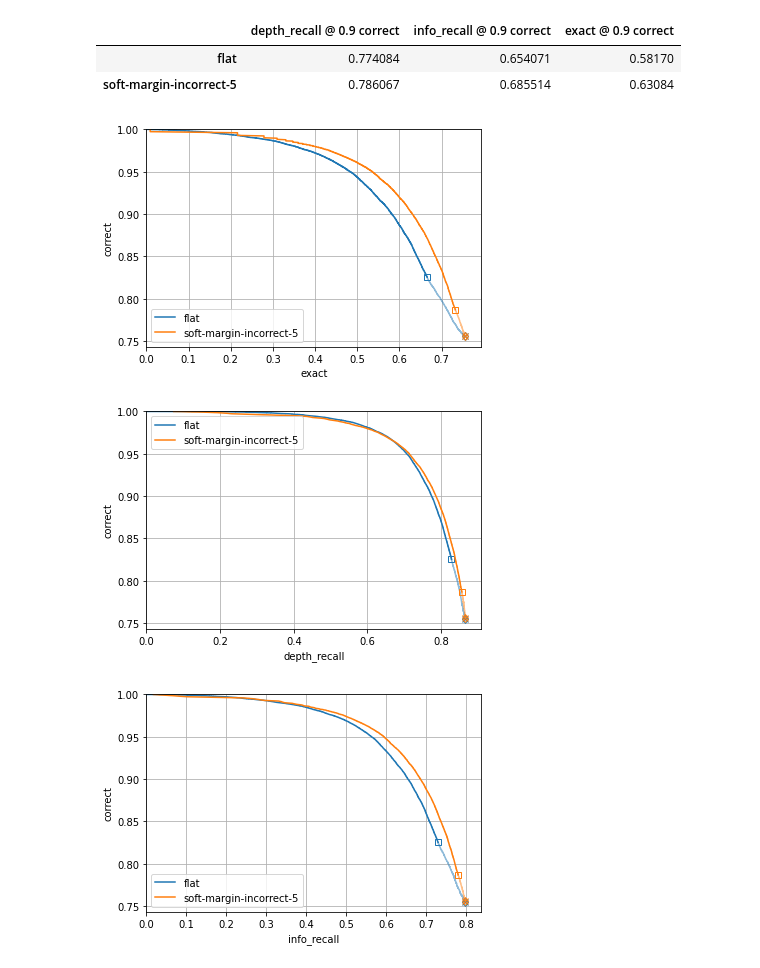
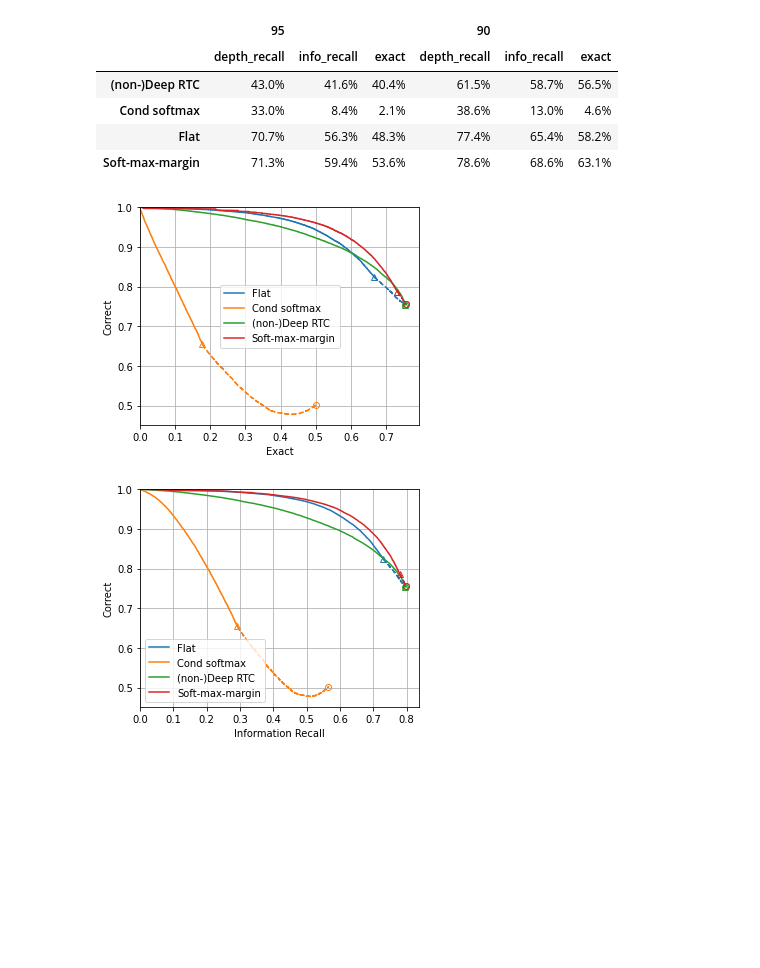
Before and after one commit to jvlmdr/hiercls, a Jupyter notebook: eval_imagenet_linear.ipynb, the cells around one changed output. Drawn from its saved outputs; the diff is of its cells as text; code cells hidden in the pictures; blank space fills up the shorter version.

Commit message:
Generating more plots for paper

```diff
--- a/eval_imagenet_linear.ipynb
+++ b/eval_imagenet_linear.ipynb
@@ -178,8 +212,14 @@ def assess_predictions(outputs, seq_outputs):
     pareto_means = {k: v / len(gt) for k, v in pareto_totals.items()}
 
     return pred_metrics, pareto_scores, pareto_means
+# %%
+# Initialize results if not defined.
+try:
+    results
+except NameError:
+    results = {}  # Not defined.
 # %%
-MIN_THRESHOLD = 0.1  # Values less than 0.5 may increase runtime significantly.
+MIN_THRESHOLD = None  # Values less than 0.5 may increase runtime significantly.
 
 for name, (config_file, model_file) in experiments.items():
     if name in results:
@@ -212,19 +257,22 @@ apply: 100% (196/196); T=0.0311 f=32.2; mean T=0.0333 f=30.0; elapsed 0:00:07
 # %%
-INTEGRALS = [
-    ('depth_recall', 'correct'),
-    ('depth_recall', 'depth_precision'),
-    ('info_recall', 'info_precision'),
-    ('exact', 'correct'),
-]
+INTEGRALS = {
+    'AC(depth)': ('depth_recall', 'correct'),
+    'AC(info)': ('info_recall', 'correct'),
+    'AP(depth)': ('depth_recall', 'depth_precision'),
+    'AP(info)': ('info_recall', 'info_precision'),
+    'AC(exact)': ('exact', 'correct'),
+}
 
 auc = {
-    f'∫ {y} d({x})': {
+    integral_key: {
         name: metrics.pareto_integrate(
             results[name]['pareto_metrics'][x],
             results[name]['pareto_metrics'][y])
-        for name in results
-    } for x, y in INTEGRALS
+        for name in experiments if name in results
+    } for integral_key, (x, y) in INTEGRALS.items()
 }
 
-pd.DataFrame(auc)
+auc = pd.DataFrame(auc)
+auc = auc.set_index(auc.index.map(experiment_titles))
+auc.style.format('{:.1%}'.format)
 # %% [output]
@@ -238,21 +288,26 @@ INTERCEPTS = [
     'exact',
 ]
 
-CORRECT = 0.9
+CORRECT = [95, 90]
 
 recalls = {
-    f'{y} @ {CORRECT} correct': {
+    (c, y): {
         name: metrics.pareto_intercept(
             results[name]['pareto_metrics']['correct'],
             results[name]['pareto_metrics'][y],
-            CORRECT)
+            c / 100)
         for name in results
-    } for y in INTERCEPTS
+    } for c in CORRECT for y in INTERCEPTS
 }
 
-pd.DataFrame(recalls)
+recalls = pd.DataFrame(recalls)
+recalls = recalls.set_index(recalls.index.map(experiment_titles)).sort_index()
+recalls.style.format('{:.1%}'.format)
 # %% [output]
-|  | depth_recall @ 0.9 correct | info_recall @ 0.9 correct | exact @ 0.9 correct |
-| flat | 0.774084 | 0.654071 | 0.58170 |
-| soft-margin-incorrect-5 | 0.786067 | 0.685514 | 0.63084 |
+|  | 95 |  |  | 90 |  |  |
+|  | depth_recall | info_recall | exact | depth_recall | info_recall | exact |
+| (non-)Deep RTC | 43.0% | 41.6% | 40.4% | 61.5% | 58.7% | 56.5% |
+| Cond softmax | 33.0% | 8.4% | 2.1% | 38.6% | 13.0% | 4.6% |
+| Flat | 70.7% | 56.3% | 48.3% | 77.4% | 65.4% | 58.2% |
+| Soft-max-margin | 71.3% | 59.4% | 53.6% | 78.6% | 68.6% | 63.1% |
 # %%
@@ -284,12 +352,8 @@ def plot_metrics(x, y, threshold=0.5):
 # %%
-plot_metrics('exact', 'correct')
+plot_metrics('exact', 'correct', save=True)
 # %% [output]
-[figure, old version]
+[figure, new version]
-# %%
-plot_metrics('depth_recall', 'correct')
-# %% [output]
-[figure, old version]
 # %%
-plot_metrics('info_recall', 'correct')
+plot_metrics('info_recall', 'correct', save=True)
 # %% [output]
-[figure, old version]
+[figure, new version]
```
Also changed, not shown: parts of 22 cells of this notebook, 4 other files.
